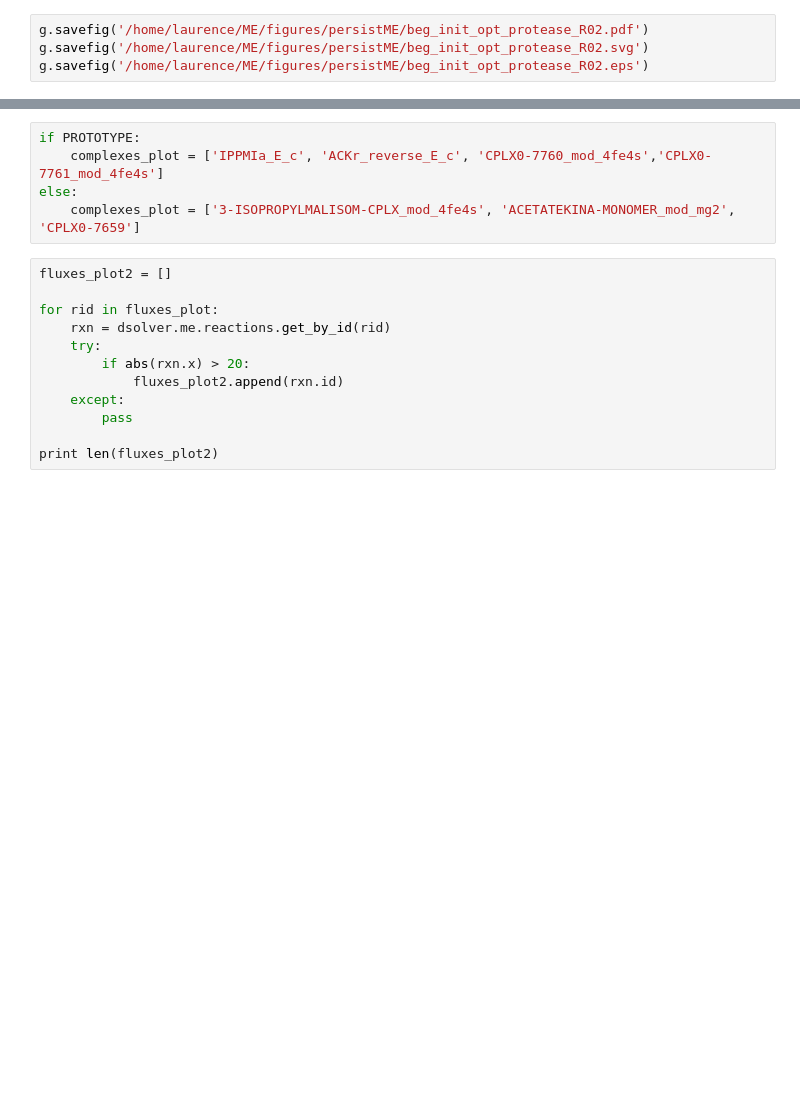
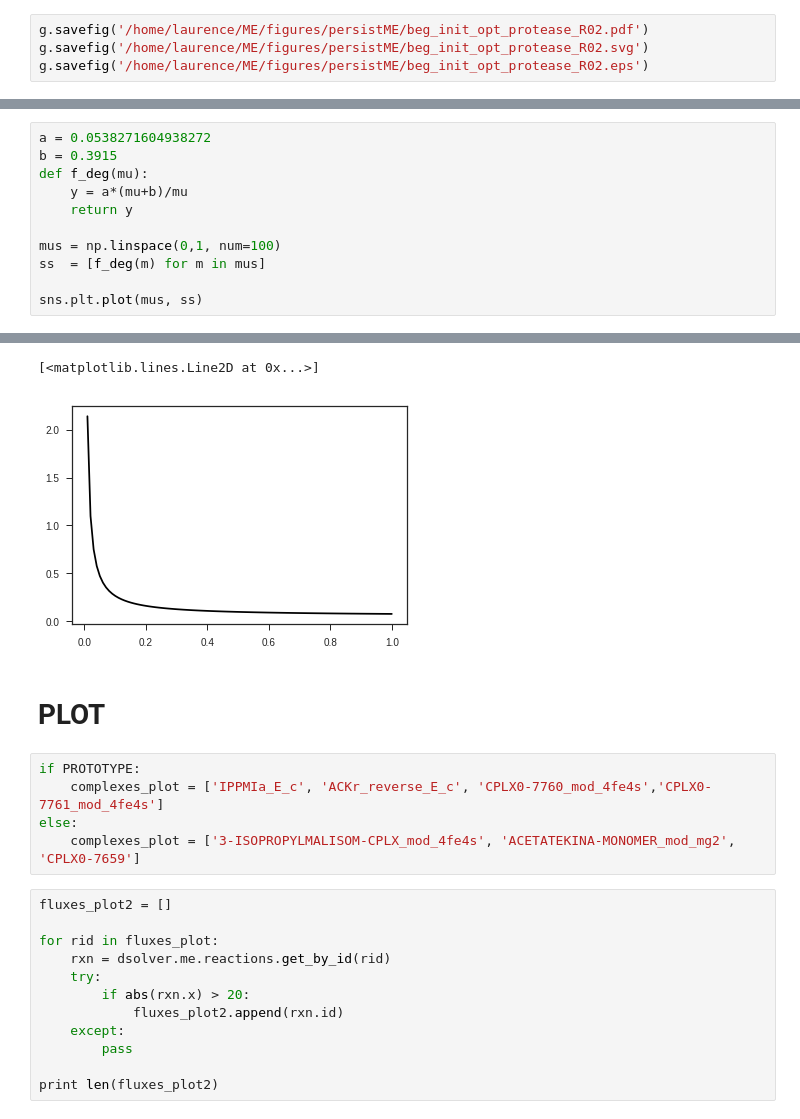
Before and after one commit to SBRG/dynamicme, a Jupyter notebook: notebooks/production/validation1_uptake_hier_opt0_degr.ipynb, the cells around one changed output, grey strips where cells are left out. Cells and saved outputs as stored; diff of their text form; blank space fills up the shorter version.

```diff
--- a/notebooks/production/validation1_uptake_hier_opt0_degr.ipynb
+++ b/notebooks/production/validation1_uptake_hier_opt0_degr.ipynb
@@ -277,0 +407,12 @@ g.savefig('/home/laurence/ME/figures/persistME/beg_init_opt_protease_R02.eps')
+# %%
+a = 0.0538271604938272
+b = 0.3915
+def f_deg(mu):
+    y = a*(mu+b)/mu
+    return y
+
+mus = np.linspace(0,1, num=100)
+ss  = [f_deg(m) for m in mus]
+
+sns.plt.plot(mus, ss)
+# %% [output]
@@ -278,3 +420,7 @@ g.savefig('/home/laurence/ME/figures/persistME/beg_init_opt_protease_R02.eps')
+[<matplotlib.lines.Line2D at 0x...>]
+[figure, added]
+# %% [markdown]
+# PLOT
 # %%
 if PROTOTYPE:
     complexes_plot = ['IPPMIa_E_c', 'ACKr_reverse_E_c', 'CPLX0-7760_mod_4fe4s','CPLX0-7761_mod_4fe4s']
```
Also changed, not shown: parts of 18 cells of this notebook, 3 other files.
